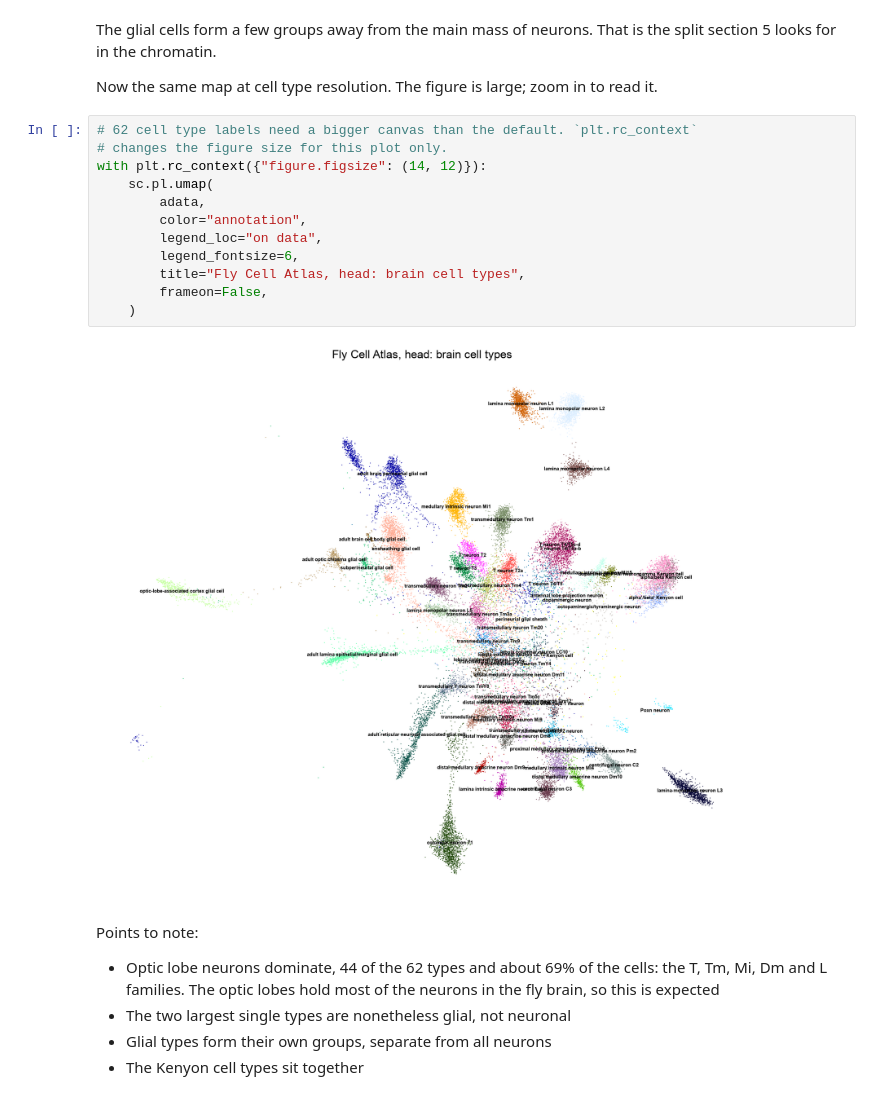
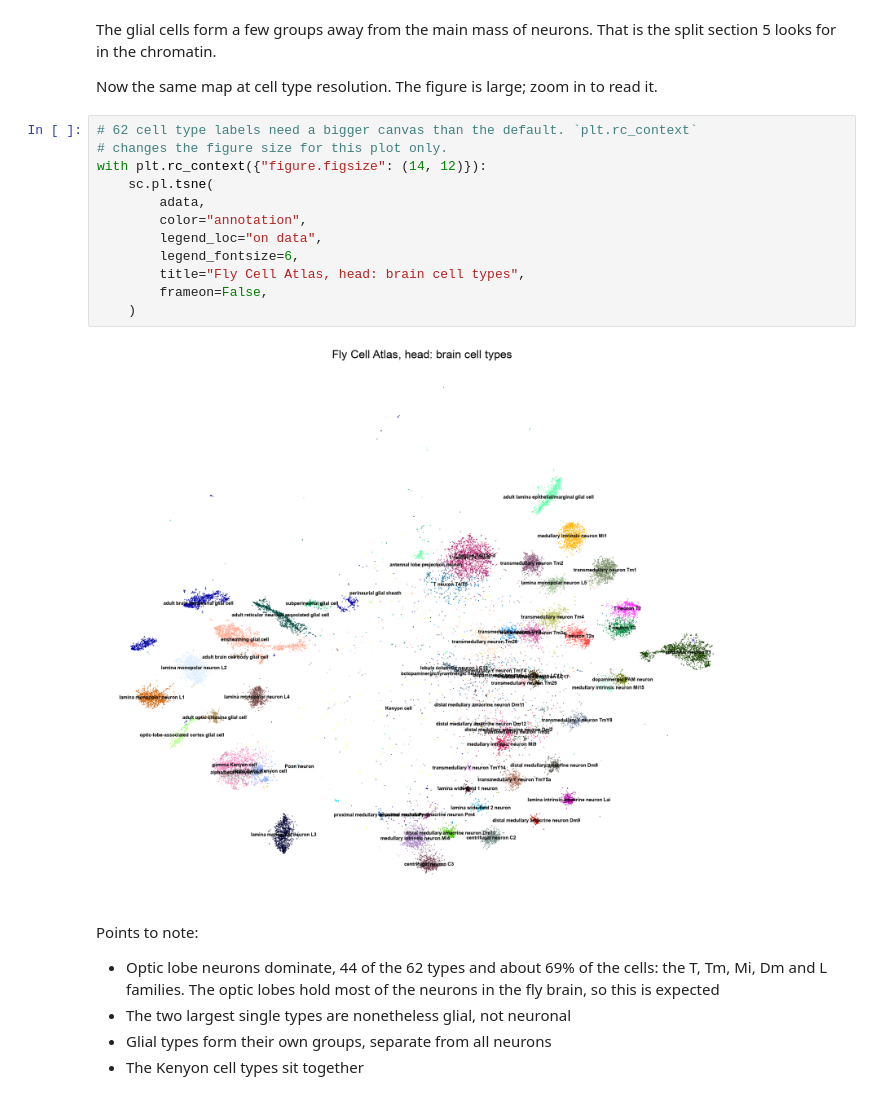
Before and after one commit to nkempynck/isn-school-2026, a Jupyter notebook: notebooks/practicals/05_public_atac.ipynb, the cells around one changed output. Cells and saved outputs as stored; diff of their text form.

```diff
--- a/notebooks/practicals/05_public_atac.ipynb
+++ b/notebooks/practicals/05_public_atac.ipynb
@@ -239,17 +238,17 @@ it.
 # %%
 # 62 cell type labels need a bigger canvas than the default. `plt.rc_context`
 # changes the figure size for this plot only.
 with plt.rc_context({"figure.figsize": (14, 12)}):
-    sc.pl.umap(
+    sc.pl.tsne(
         adata,
         color="annotation",
         legend_loc="on data",
         legend_fontsize=6,
         title="Fly Cell Atlas, head: brain cell types",
         frameon=False,
     )
 # %% [output]
-[figure, old version]
+[figure, new version]
 # %% [markdown]
 Points to note:
 
```
Also changed, not shown: parts of 11 cells of this notebook.
